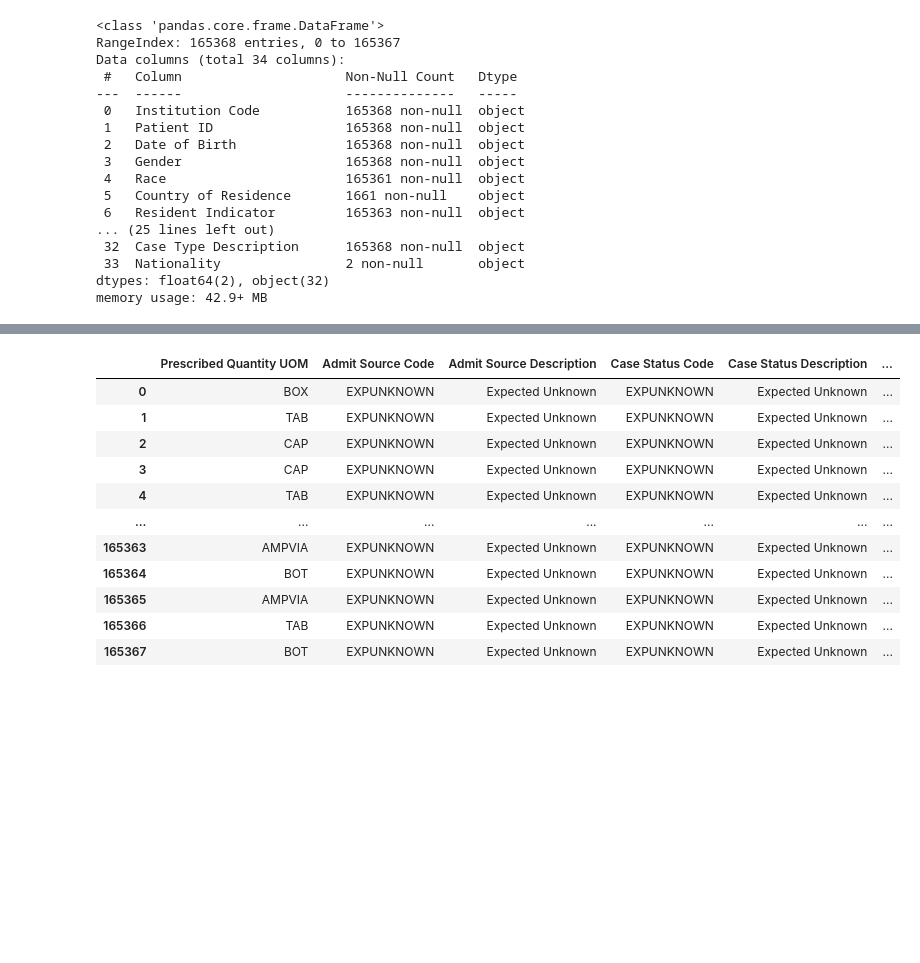
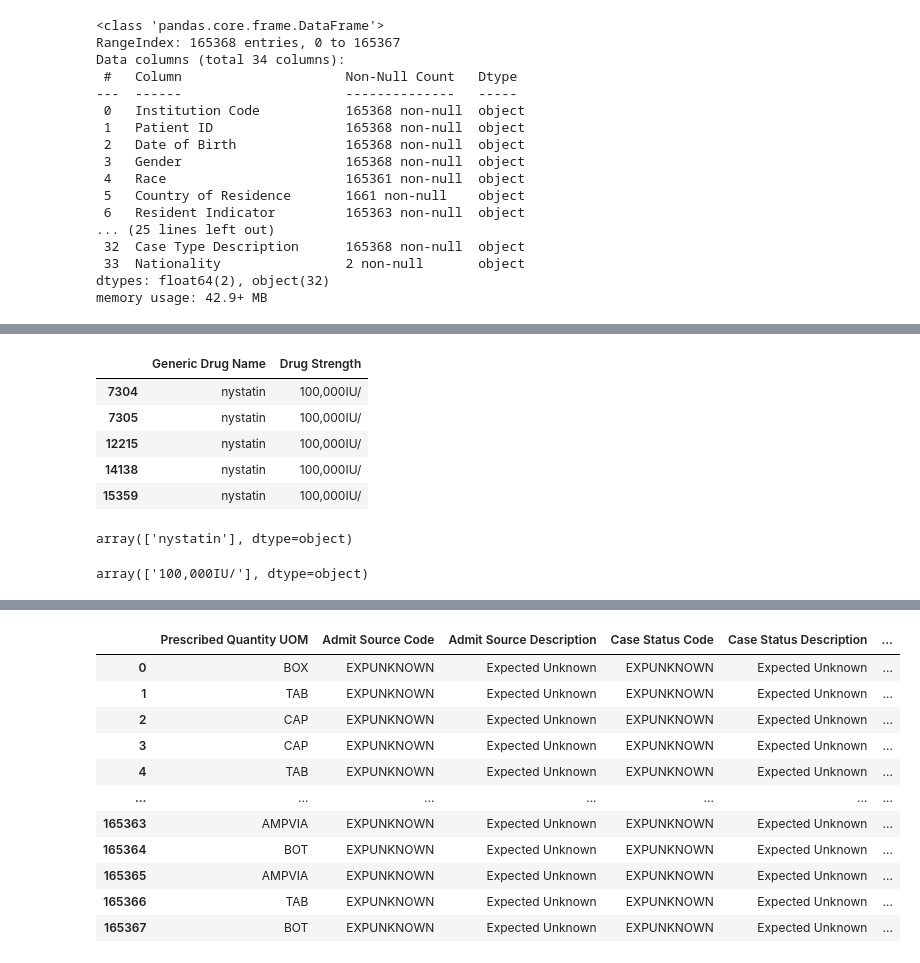
Before and after one commit to mikedataCrunch/elpha-singhealth-fh, a Jupyter notebook: notebooks/01_drug_dispensed_eda.ipynb, the cells around one changed output, grey strips where cells are left out. Drawn from its saved outputs; the diff is of its cells as text; code cells hidden in the pictures; blank space fills up the shorter version.

```diff
--- a/notebooks/01_drug_dispensed_eda.ipynb
+++ b/notebooks/01_drug_dispensed_eda.ipynb
@@ -47,0 +72,16 @@ memory usage: 42.9+ MB
+# %%
+drug_name = "nystatin"
+# drug_name = "statin"
+sub = test[test["Generic Drug Name"].str.startswith(drug_name)][["Generic Drug Name", "Drug Strength"]]
+display(sub.head())
+display(sub["Generic Drug Name"].unique())
+display(sub["Drug Strength"].unique())
+# %% [output]
+|  | Generic Drug Name | Drug Strength |
+| 7304 | nystatin | 100,000IU/ |
+| 7305 | nystatin | 100,000IU/ |
+| 12215 | nystatin | 100,000IU/ |
+| 14138 | nystatin | 100,000IU/ |
+| 15359 | nystatin | 100,000IU/ |
+array(['nystatin'], dtype=object)
+array(['100,000IU/'], dtype=object)
```
Also changed, not shown: parts of 6 cells of this notebook, 5 other files.
